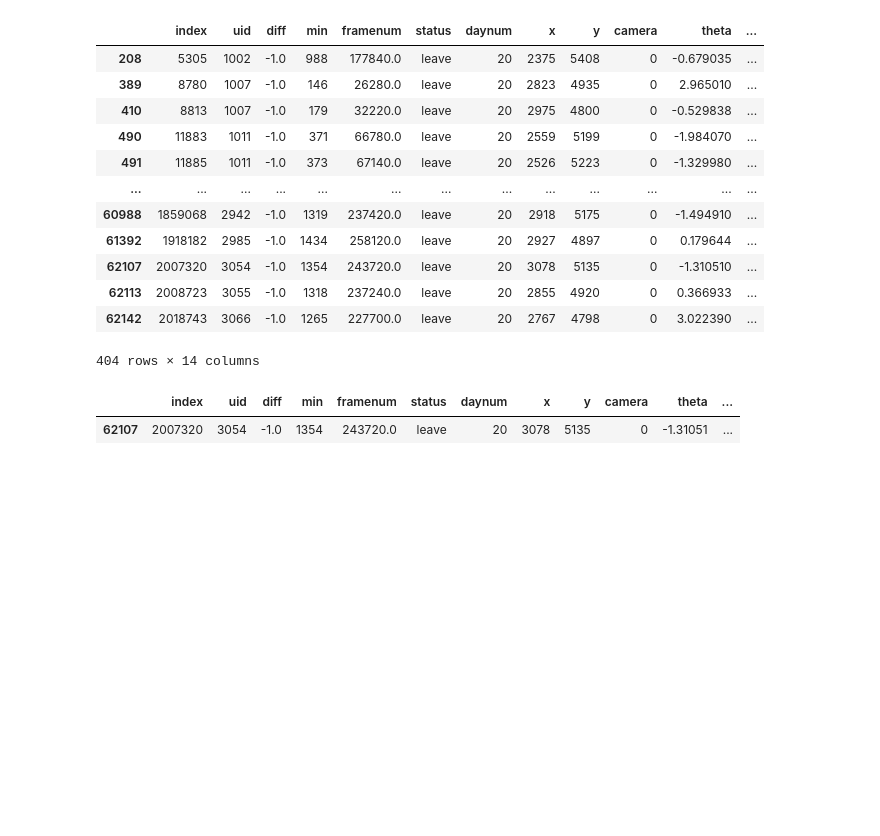
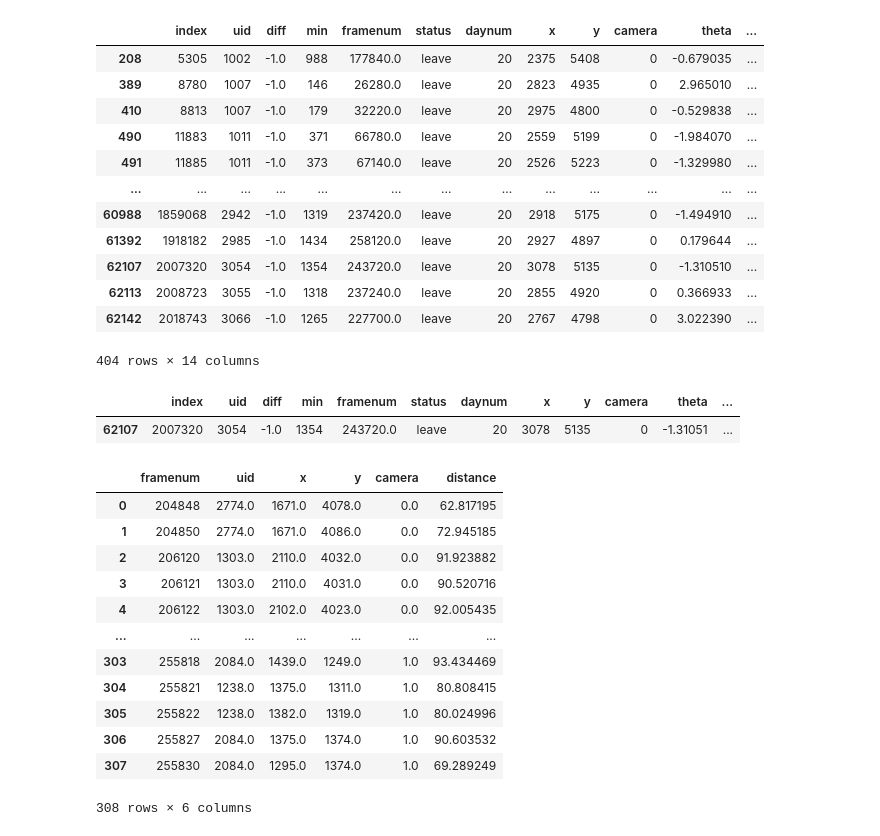
Before and after one commit to Collective-Logic-Lab/honey-bee-behavior, a Jupyter notebook: forage_model_SUM2024.ipynb, the cells around one changed output. Saved outputs shown, nothing was run; the diff lists cells and outputs as text; code cells hidden in the pictures; blank space fills up the shorter version.

```diff
--- a/forage_model_SUM2024.ipynb
+++ b/forage_model_SUM2024.ipynb
@@ -360,3 +360,25 @@ def interaction_events(beeTraj, beeID, minFrame, maxFrame, distance_thresh=10):
 
     # Convert interaction data into a DataFrame
     return pd.DataFrame(interaction_data, columns=['framenum', 'uid', 'x', 'y', 'camera', 'distance'])
+# %%
+beeID = 3000
+minFrame = 1000
+maxFrame = 500000
+distance_thresh = 100
+
+interactions_test = interaction_events(beeTraj, beeID, minFrame, maxFrame, distance_thresh)
+interactions_test
+# %% [output]
+|  | framenum | uid | x | y | camera | distance |
+| 0 | 204848 | 2774.0 | 1671.0 | 4078.0 | 0.0 | 62.817195 |
+| 1 | 204850 | 2774.0 | 1671.0 | 4086.0 | 0.0 | 72.945185 |
+| 2 | 206120 | 1303.0 | 2110.0 | 4032.0 | 0.0 | 91.923882 |
+| 3 | 206121 | 1303.0 | 2110.0 | 4031.0 | 0.0 | 90.520716 |
+| 4 | 206122 | 1303.0 | 2102.0 | 4023.0 | 0.0 | 92.005435 |
+| ... | ... | ... | ... | ... | ... | ... |
+| 303 | 255818 | 2084.0 | 1439.0 | 1249.0 | 1.0 | 93.434469 |
+| 304 | 255821 | 1238.0 | 1375.0 | 1311.0 | 1.0 | 80.808415 |
+| 305 | 255822 | 1238.0 | 1382.0 | 1319.0 | 1.0 | 80.024996 |
+| 306 | 255827 | 2084.0 | 1375.0 | 1374.0 | 1.0 | 90.603532 |
+| 307 | 255830 | 2084.0 | 1295.0 | 1374.0 | 1.0 | 69.289249 |
+308 rows × 6 columns
```
Also changed, not shown: parts of 3 cells of this notebook.
